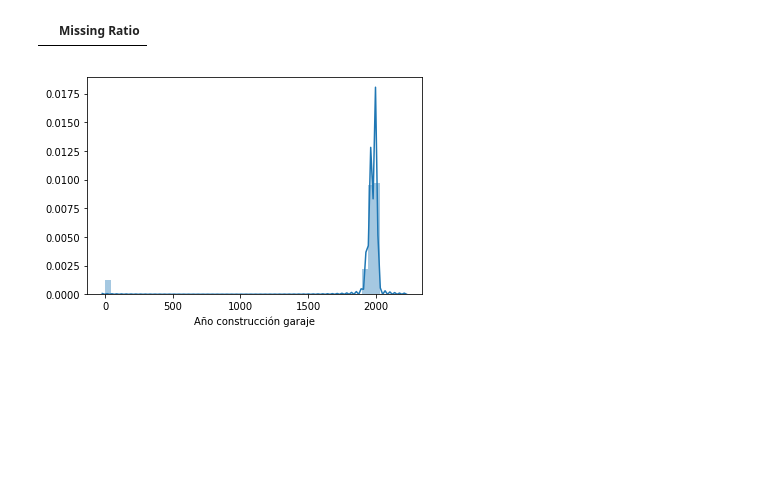
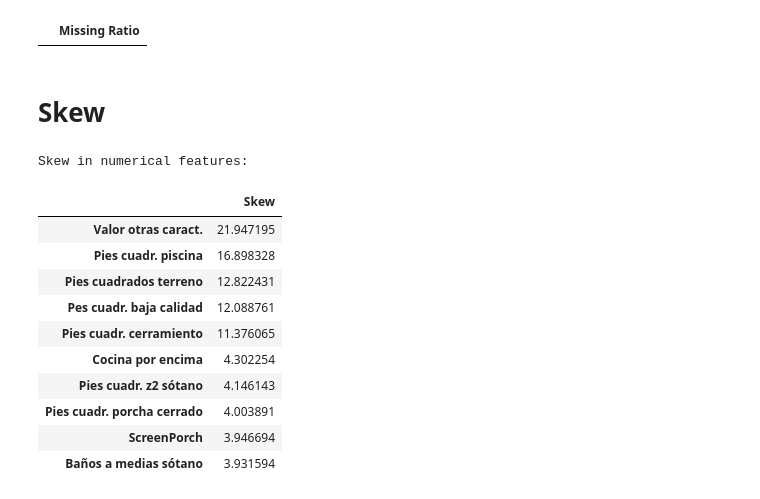
Before and after one commit to SergioGhisler/ProyectoOD1, a Jupyter notebook: Trabajo.ipynb, the cells around one changed output. Drawn from its saved outputs; the diff is of its cells as text; code cells hidden in the pictures; blank space fills up the shorter version.

```diff
--- a/Trabajo.ipynb
+++ b/Trabajo.ipynb
@@ -248,7 +277,26 @@ missing_data = pd.DataFrame({'Missing Ratio' :all_data_na})
 missing_data
 # %% [output]
 |  | Missing Ratio |
-# %%
-sns.distplot(all_data['Año construcción garaje']);
-# %% [output]
-[figure, removed]
+# %% [markdown]
+# Skew
+# %%
+numeric_feats = all_data.dtypes[all_data.dtypes != "object"].index
+from scipy.stats import norm, skew
+# Check the skew of all numerical features
+skewed_feats = all_data[numeric_feats].apply(lambda x: skew(x.dropna())).sort_values(ascending=False)
+print("\nSkew in numerical features: \n")
+skewness = pd.DataFrame({'Skew' :skewed_feats})
+skewness.head(10)
+# %% [output]
+Skew in numerical features:
+|  | Skew |
+| Valor otras caract. | 21.947195 |
+| Pies cuadr. piscina | 16.898328 |
+| Pies cuadrados terreno | 12.822431 |
+| Pes cuadr. baja calidad | 12.088761 |
+| Pies cuadr. cerramiento | 11.376065 |
+| Cocina por encima | 4.302254 |
+| Pies cuadr. z2 sótano | 4.146143 |
+| Pies cuadr. porcha cerrado | 4.003891 |
+| ScreenPorch | 3.946694 |
+| Baños a medias sótano | 3.931594 |
```
Also changed, not shown: parts of 13 cells of this notebook.
